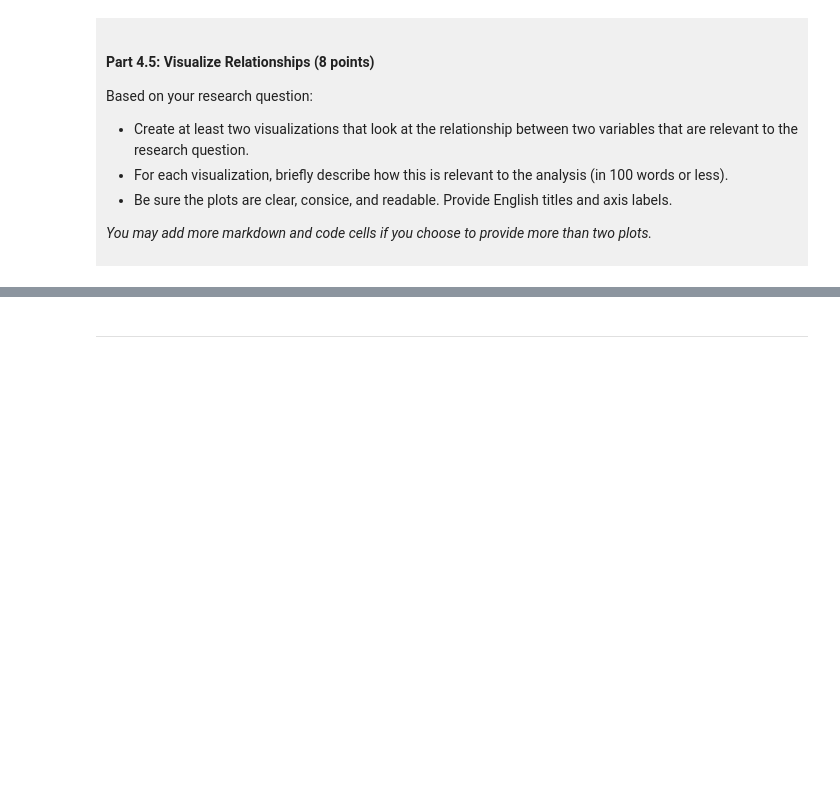
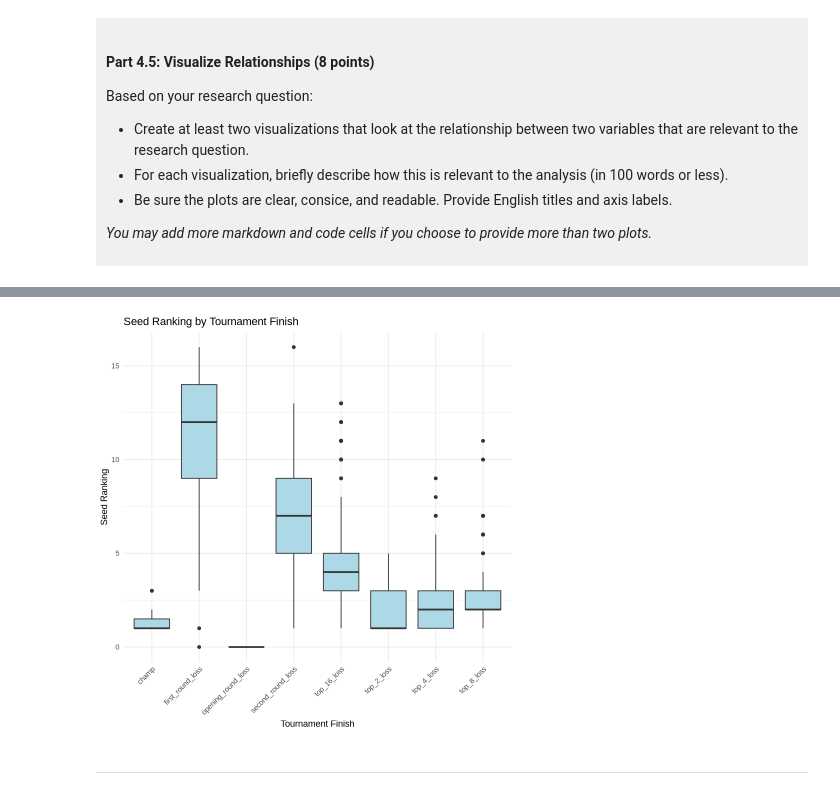
Before and after one commit to Cloudyovo/dsci-100-project-Yan-Jin, a Jupyter notebook: dsci-100-project-notebook.ipynb, the cells around one changed output, grey strips where cells are left out. Cells and saved outputs as stored; diff of their text form; code cells hidden in the pictures; blank space fills up the shorter version.

```diff
--- a/dsci-100-project-notebook.ipynb
+++ b/dsci-100-project-notebook.ipynb
@@ -317,5 +395,15 @@ Visualization 2: %%% EDIT THIS MARKDOWN CELL%%%
 # %%
-### EDIT THIS CODE CELL FOR VISUALIZATION 2###
+plot2 <- basketball_small |>
+ggplot(aes(x = tourney_finish, y = seed)) +
+geom_boxplot(fill = "lightblue") +
+labs(title = "Seed Ranking by Tournament Finish",
+     x = "Tournament Finish",y = "Seed Ranking") +
+theme_minimal() +
+theme(axis.text.x = element_text(angle = 45, hjust = 1))
+
+plot2
+# %% [output]
+[figure, added]
 # %% [markdown]
 ------
 # %% [markdown]
```
Also changed, not shown: parts of 10 cells of this notebook.
